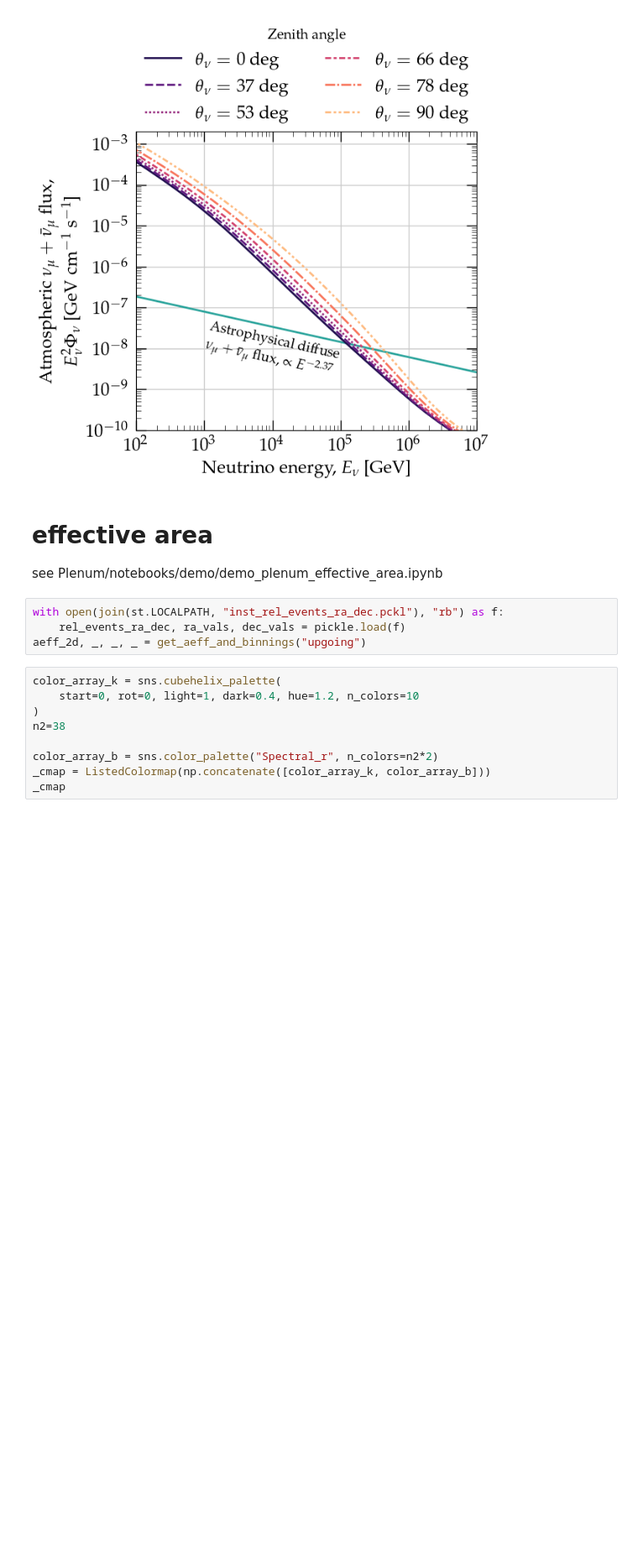
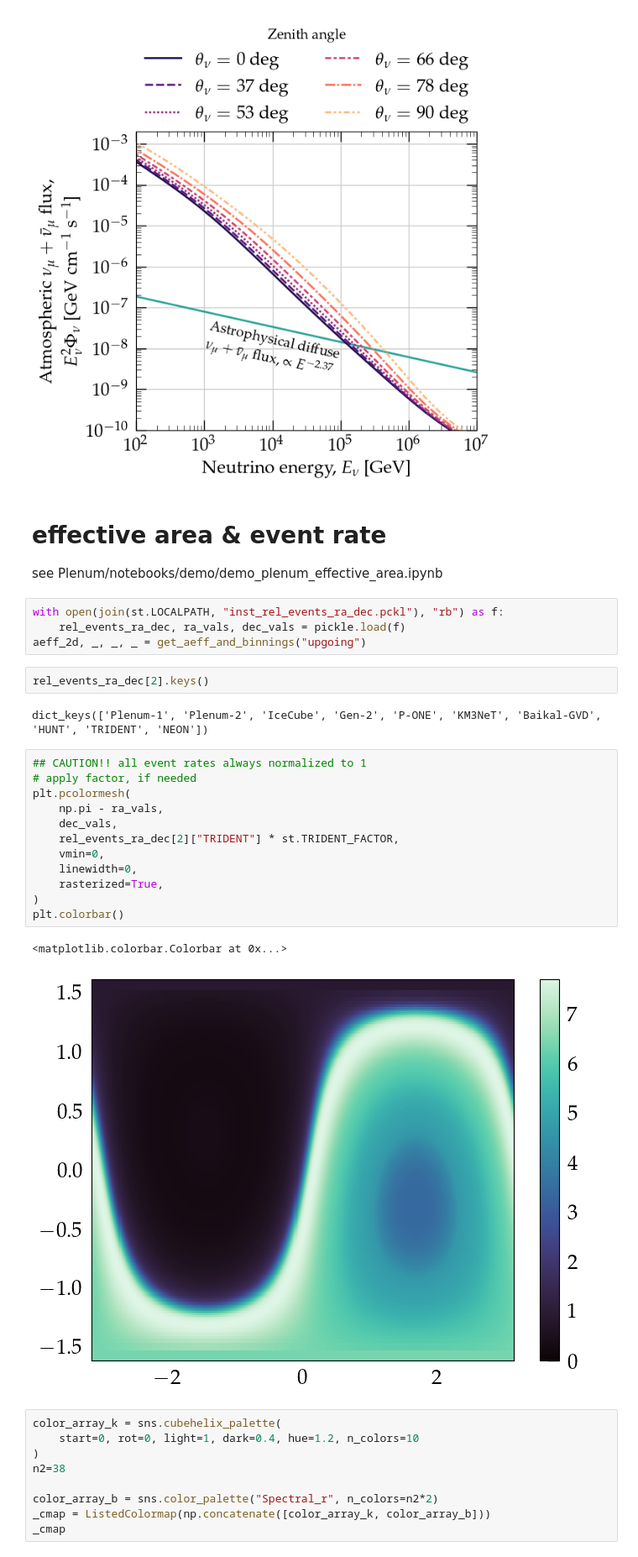
Before and after one commit to PLEnuM-group/Plenum, a Jupyter notebook: notebooks/misc/plotting_standalone.ipynb, the cells around one changed output. Shown at 84% size. Cells and saved outputs as stored; diff of their text form; blank space fills up the shorter version.

```diff
--- a/notebooks/misc/plotting_standalone.ipynb
+++ b/notebooks/misc/plotting_standalone.ipynb
@@ -244,12 +245,31 @@ f.savefig(
 # %% [output]
 [figure]
 # %% [markdown]
-#  effective area
+#  effective area & event rate
 see Plenum/notebooks/demo/demo_plenum_effective_area.ipynb
 # %%
 with open(join(st.LOCALPATH, "inst_rel_events_ra_dec.pckl"), "rb") as f:
     rel_events_ra_dec, ra_vals, dec_vals = pickle.load(f)
 aeff_2d, _, _, _ = get_aeff_and_binnings("upgoing")
+# %%
+rel_events_ra_dec[2].keys()
+# %% [output]
+dict_keys(['Plenum-1', 'Plenum-2', 'IceCube', 'Gen-2', 'P-ONE', 'KM3NeT', 'Baikal-GVD', 'HUNT', 'TRIDENT', 'NEON'])
+# %%
+## CAUTION!! all event rates always normalized to 1
+# apply factor, if needed
+plt.pcolormesh(
+    np.pi - ra_vals,
+    dec_vals,
+    rel_events_ra_dec[2]["TRIDENT"] * st.TRIDENT_FACTOR,
+    vmin=0,
+    linewidth=0,
+    rasterized=True,
+)
+plt.colorbar()
+# %% [output]
+<matplotlib.colorbar.Colorbar at 0x...>
+[figure, added]
 # %%
 color_array_k = sns.cubehelix_palette(
     start=0, rot=0, light=1, dark=0.4, hue=1.2, n_colors=10
```
Also changed, not shown: parts of 20 cells of this notebook, 14 other files.
